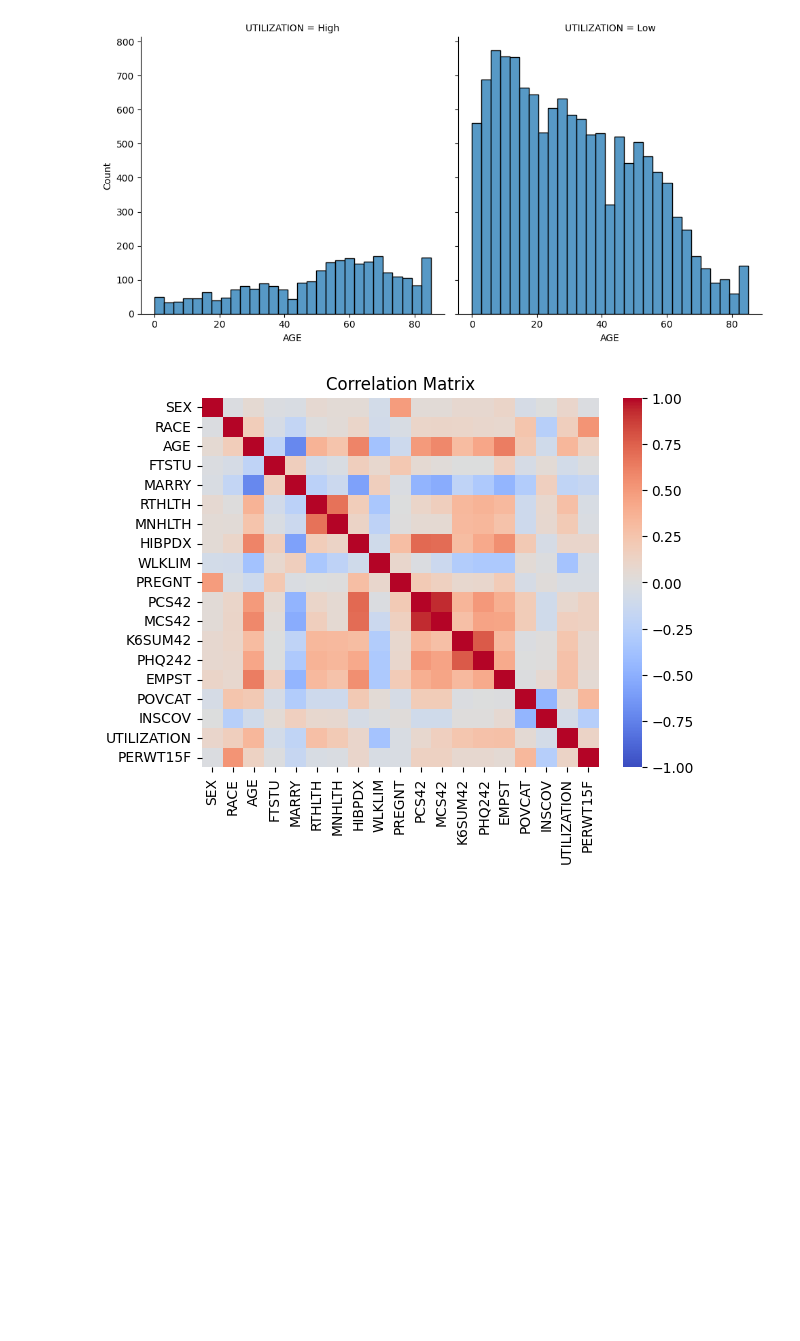
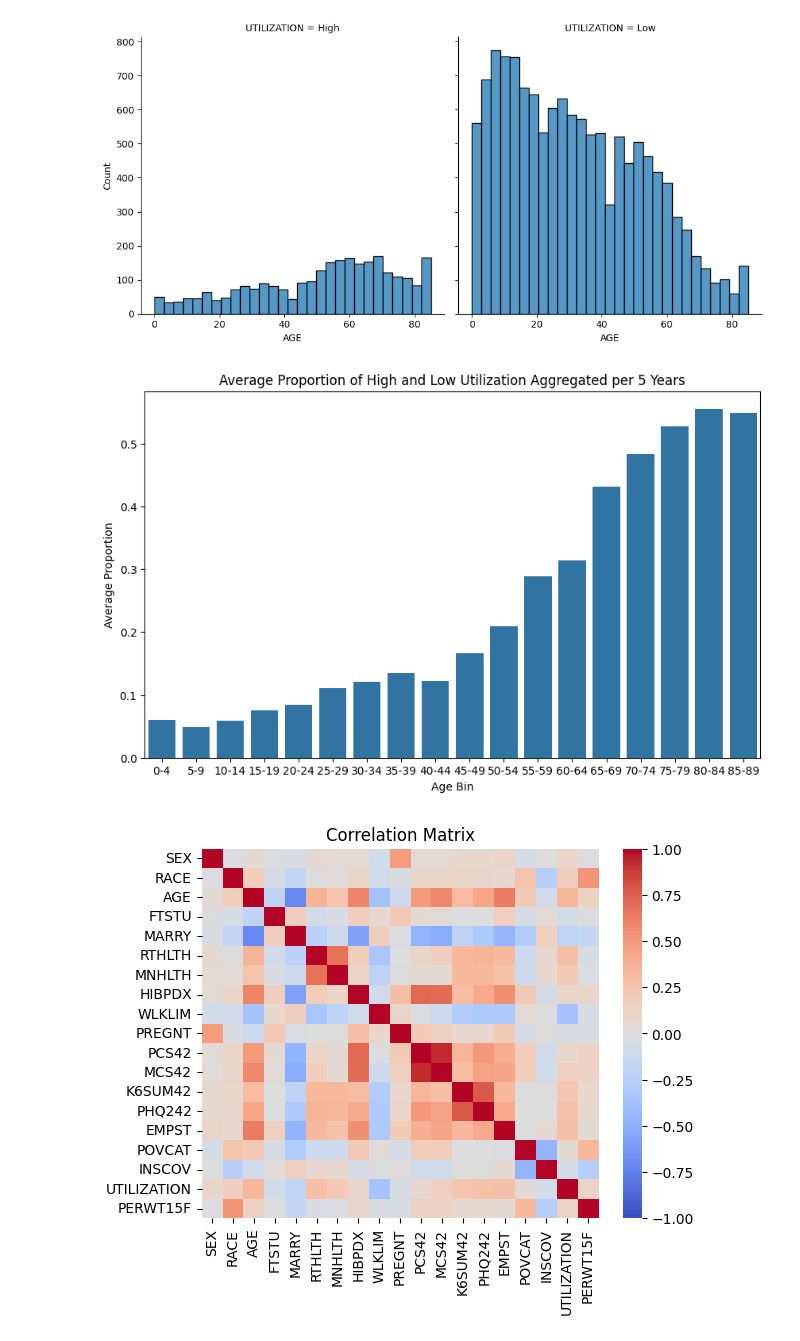
Before and after one commit to 474benchen/capstone_replication, a Jupyter notebook: replication_EDA.ipynb, the cells around one changed output. Cells and saved outputs as stored; diff of their text form; code cells hidden in the pictures; blank space fills up the shorter version.

```diff
--- a/replication_EDA.ipynb
+++ b/replication_EDA.ipynb
@@ -588,6 +558,33 @@ sns.displot(util_data_3, x="AGE", col="UTILIZATION")
 plt.show()
 # %% [output]
 [figure]
+# %%
+df = df_panel_19_reduced.copy()
+df['UTILIZATION'] = df['UTILIZATION'].replace([0,1], ['Low', 'High'])
+# Calculate the minimum and maximum ages in the dataset
+min_age = df['AGE'].min()
+max_age = df['AGE'].max()
+
+# Define the bin edges with a 5-year interval
+bin_edges = list(range(min_age, max_age + 6, 5))
+bin_labels = [f'{start}-{start + 4}' for start in bin_edges[:-1]]
+
+# Create age bins
+df['Age Bin'] = pd.cut(df['AGE'], bins=bin_edges, labels=bin_labels, right=False)
+
+# Calculate average proportions within each age bin
+proportions_data = df.groupby(['Age Bin', 'UTILIZATION'], observed=True).size().unstack()
+proportions_data['Proportion'] = proportions_data['High'] / (proportions_data['High'] + proportions_data['Low'])
+
+# Create a bar plot
+plt.figure(figsize=(10, 6))
+sns.barplot(data=proportions_data, x='Age Bin', y='Proportion', hue_order=['Low', 'High'])
+plt.xlabel('Age Bin')
+plt.ylabel('Average Proportion')
+plt.title('Average Proportion of High and Low Utilization Aggregated per 5 Years')
+plt.show()
+# %% [output]
+[figure, added]
 # %%
 # Correlation plots
 # not sure of which columns we all want to use yet but these are the ones I would keep in features_to_keep.
```
Also changed, not shown: parts of 4 cells of this notebook.
